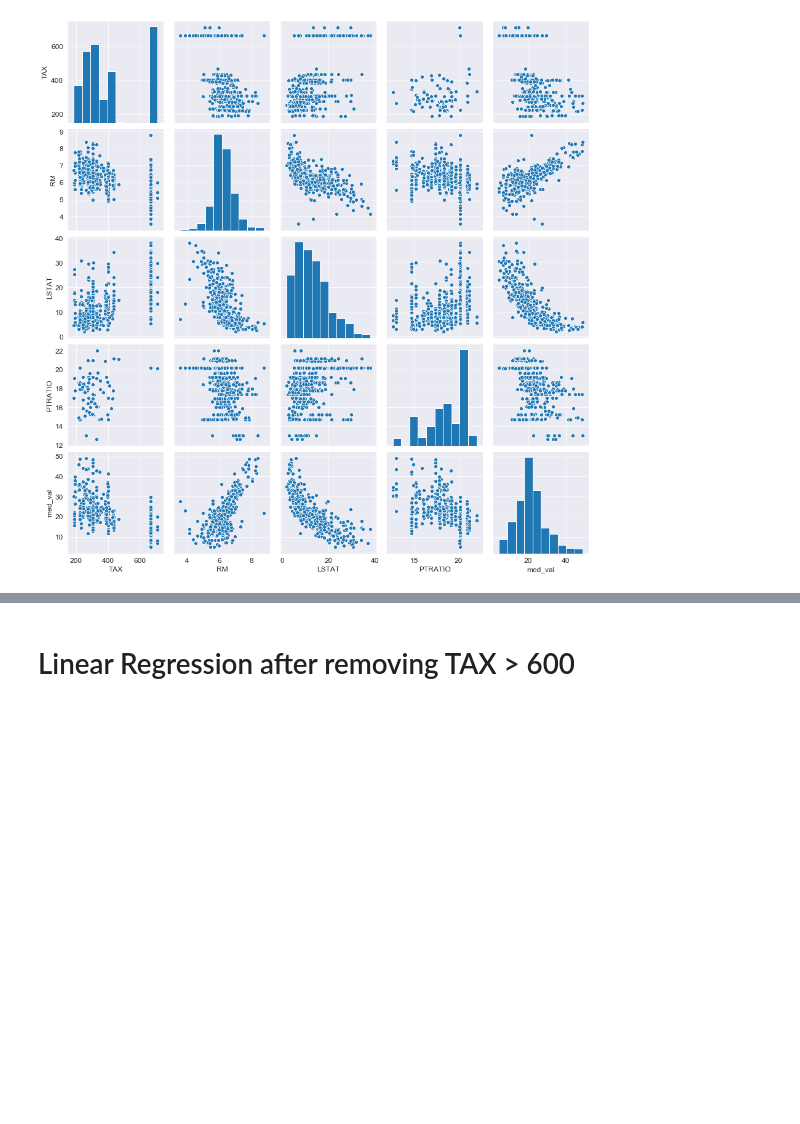
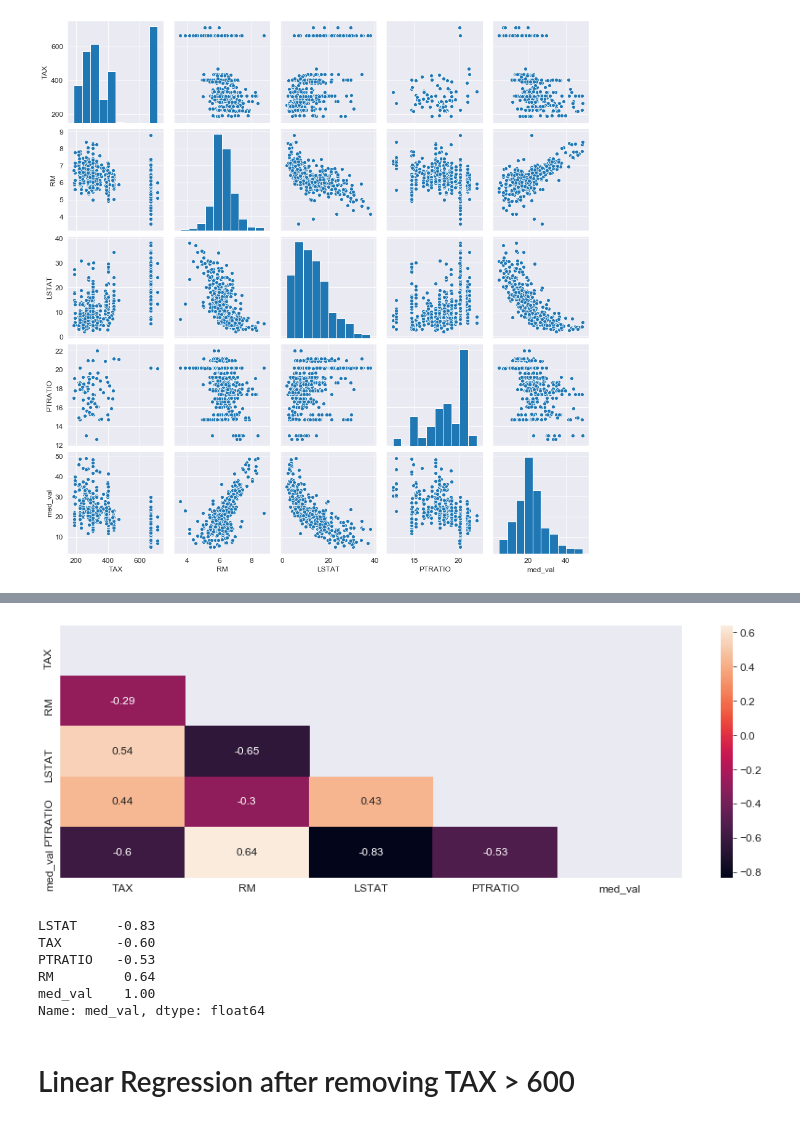
Before and after one commit to andrewcreates/DataScience-Projects, a Jupyter notebook: Boston-Housing-Data.ipynb, the cells around one changed output, grey strips where cells are left out. Drawn from its saved outputs; the diff is of its cells as text; code cells hidden in the pictures; blank space fills up the shorter version.

```diff
--- a/Boston-Housing-Data.ipynb
+++ b/Boston-Housing-Data.ipynb
@@ -459,3 +475,29 @@ Warnings:
+# %%
+corr = df_transform.corr().round(2)
+
+fig, ax = plt.subplots(figsize=(15,5))
+mask = np.zeros_like(corr, dtype=np.bool)
+mask[np.triu_indices_from(mask)] = True
+ax = sns.heatmap(corr, annot=True, mask=mask, ax=ax)
+ax.set_xticklabels(ax.xaxis.get_ticklabels(), fontsize=12)
+ax.set_yticklabels(ax.yaxis.get_ticklabels(), fontsize=12)
+
+b, t = plt.ylim()
+b += 0.5
+t -= 0.5
+plt.ylim(b, t)
+
+plt.show()
+
+corr['med_val'].sort_values()
+# %% [output]
+[figure, added]
+LSTAT     -0.83
+TAX       -0.60
+PTRATIO   -0.53
+RM         0.64
+med_val    1.00
+Name: med_val, dtype: float64
 # %% [markdown]
 # Linear Regression after removing TAX > 600
 # %%
```
Also changed, not shown: parts of 8 cells of this notebook.
